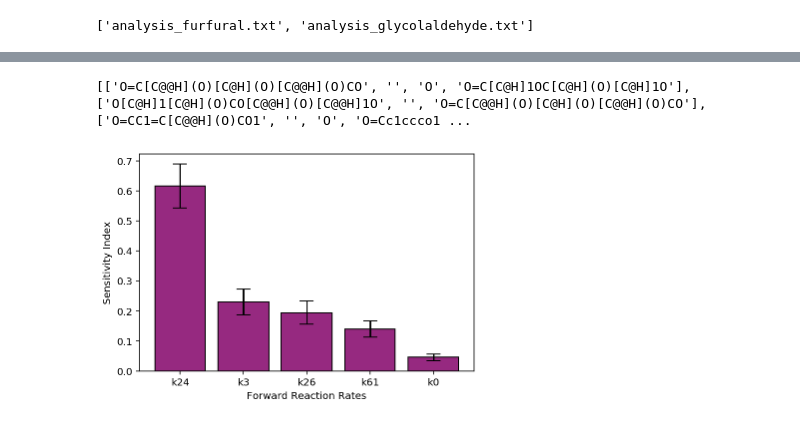
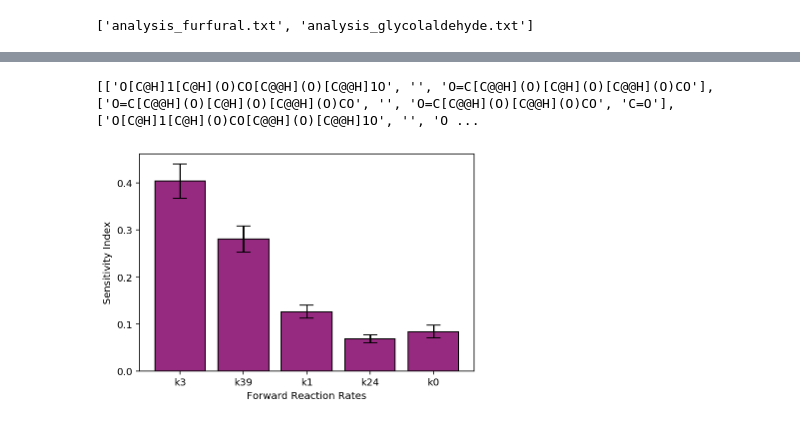
Before and after one commit to cmashraf/kinexns, a Jupyter notebook: examples/SA_analysis.ipynb, the cells around one changed output, grey strips where cells are left out. Drawn from its saved outputs; the diff is of its cells as text; code cells hidden in the pictures.

```diff
--- a/examples/SA_analysis.ipynb
+++ b/examples/SA_analysis.ipynb
@@ -43,9 +41,9 @@ def set_paths(myPath):
 #     reactionlist_path = myPath + '/data/complete_reaction_list.dat'
 #     rateconstantlist_path = myPath + '/data/complete_rateconstant_list.dat'
 #     free_energy_path = myPath + '/data/free_energy_library.dat'
-    reactionlist_path = myPath + '/../kmpy/data/complete_reaction_list.dat'
-    rateconstantlist_path = myPath + '/../kmpy/data/complete_rateconstant_list.dat'
-    free_energy_path = myPath + '/../kmpy/data/free_energy_library.dat'
+    reactionlist_path = myPath + '/../kinexns/data/complete_reaction_list.dat'
+    rateconstantlist_path = myPath + '/../kinexns/data/complete_rateconstant_list.dat'
+    free_energy_path = myPath + '/../kinexns/data/free_energy_library.dat'
     return reactionlist_path, rateconstantlist_path, free_energy_path
 # %%
 file_reactionlist, file_rateconstantlist, file_free_energy = set_paths(cwd)
@@ -1094,33 +1092,33 @@ def draw_top_reactions(path, species, completelist, number=5, save_image='yes'):
     reaction_numbers = [int(parameters[i][1:]) for i in range(number)]
 
     if save_image:
         save_top_reactions(path, reaction_numbers, species, completelist)
 
     plot_sensitivity_results(df_top, species)
 
 #        print(reaction)
 #    return rxn_strings
 
 
 
 def save_top_reactions(image_path, reactions, species, completelist):
 
 
     rxn_strings = []
 
     for number in reactions:
         reaction = completelist[number]
         rxn_strings.append(build_reaction(reaction))
     print(rxn_strings)
 #    rxns = [ChemReac.ReactionFromSmarts(rxn_str) for rxn_str in rxn_strings]
 
 #    ind_image = ReactionToImage(rxns[1])
     ind_image = [ReactionToImage(rxn) for rxn in rxn_strings]
     rxn_image = StitchPILsVertically(ind_image)
     rxn_image.save(image_path +'sensitive_reactions_{}.png' .format(species))
 
 
-draw_top_reactions(setpath, 'furfural', reac_prod_list)
+draw_top_reactions(setpath, 'glycolaldehyde', reac_prod_list)
 # %% [output]
-[['O=C[C@@H](O)[C@H](O)[C@@H](O)CO', '', 'O', 'O=C[C@H]1OC[C@H](O)[C@H]1O'], ['O[C@H]1[C@H](O)CO[C@@H](O)[C@@H]1O', '', 'O=C[C@@H](O)[C@H](O)[C@@H](O)CO'], ['O=CC1=C[C@@H](O)CO1', '', 'O', 'O=Cc1ccco1 ...
+[['O[C@H]1[C@H](O)CO[C@@H](O)[C@@H]1O', '', 'O=C[C@@H](O)[C@H](O)[C@@H](O)CO'], ['O=C[C@@H](O)[C@H](O)[C@@H](O)CO', '', 'O=C[C@@H](O)[C@@H](O)CO', 'C=O'], ['O[C@H]1[C@H](O)CO[C@@H](O)[C@@H]1O', '', 'O ...
-[figure, old version]
+[figure, new version]
```
Also changed, not shown: parts of 7 cells of this notebook, 3 other files.
